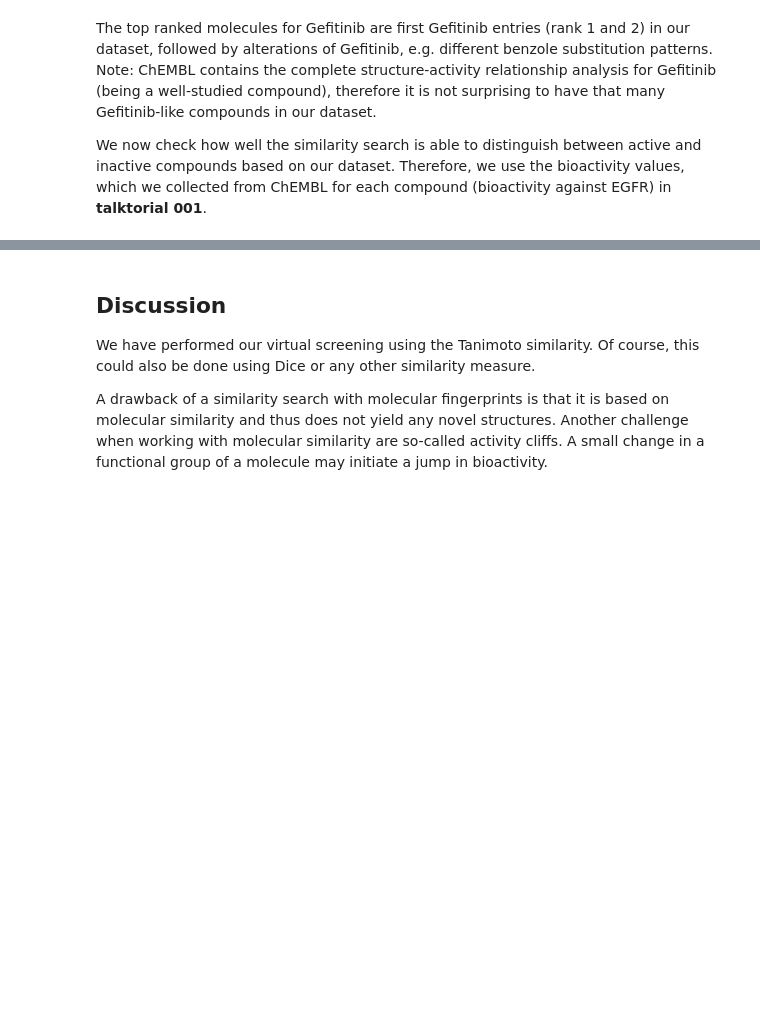
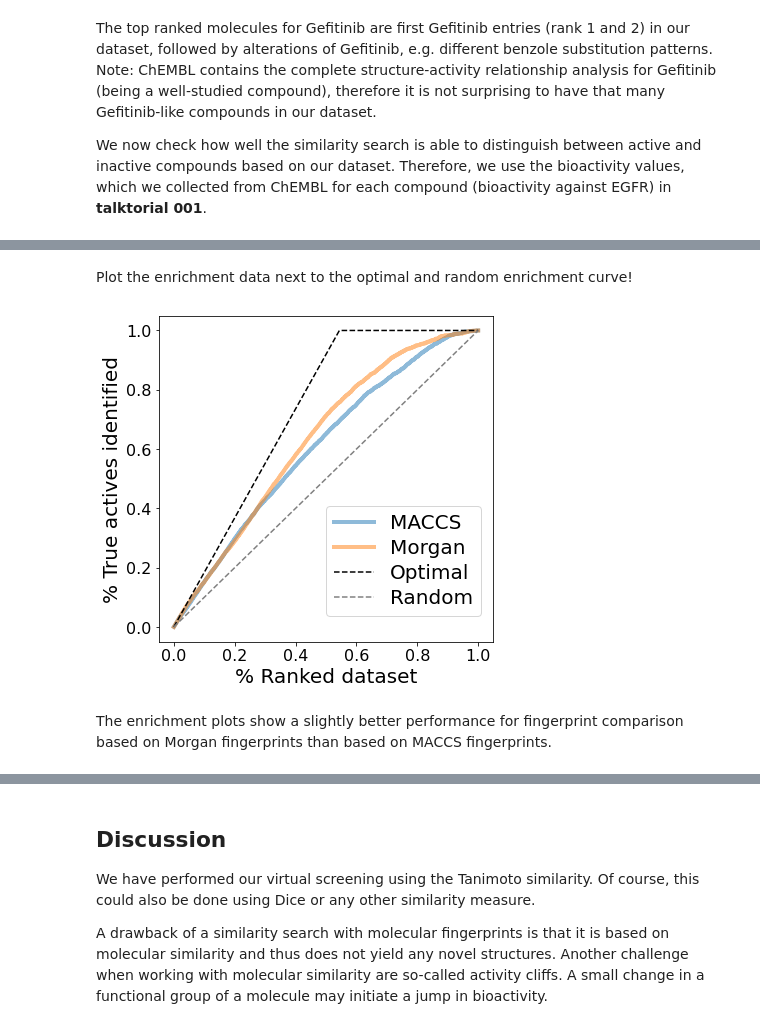
Before and after one commit to volkamerlab/teachopencadd, a Jupyter notebook: teachopencadd/talktorials/004_compound_similarity/talktorial.ipynb, the cells around one changed output, grey strips where cells are left out. Saved outputs shown, nothing was run; the diff lists cells and outputs as text; code cells hidden in the pictures; blank space fills up the shorter version.

```diff
--- a/teachopencadd/talktorials/004_compound_similarity/talktorial.ipynb
+++ b/teachopencadd/talktorials/004_compound_similarity/talktorial.ipynb
@@ -888,12 +663,0 @@ Now, we can calculate the enrichment factor(EF) for x% of ranked dataset and ana
-# %%
-# Choose percentage
-percentage_x = 5
-
-# TODO: CI : the output of print_data_ef(percentage_x, enrichment_data[i])
-# Get EF data
-for i, similarity in enumerate(similarity_measures):
-    print(f"Similarity measure: {similarity}")
-    print_data_ef(percentage_x, enrichment_data[i])
-    print("\n")
-print_random_ef(percentage_x)
-print_optimal_ef(percentage_x, molecules_df, threshold)
@@ -910,0 +756,2 @@ Optimal EF for 5% of ranked dataset:            9.2%
+# %%
+pic50_cutoff = 6.3
@@ -910,0 +760,6 @@ Optimal EF for 5% of ranked dataset:            9.2%
+# %%
+similarity_measures = ["tanimoto_maccs", "tanimoto_morgan"]
+enrichment_data = {
+    similarity_measure : get_enrichment_data(molecule_database, similarity_measure, pic50_cutoff)
+    for similarity_measure in similarity_measures
+}
@@ -910,0 +777,43 @@ Optimal EF for 5% of ranked dataset:            9.2%
+# %% [markdown]
+Plot the enrichment data next to the optimal and random enrichment curve!
+# %%
+fig, ax = plt.subplots(figsize=(6, 6))
+
+fontsize = 20
+
+# Plot enrichment data
+for similarity_measure, enrichment in enrichment_data.items():
+    ax = enrichment.plot(
+        ax=ax,
+        x="% ranked dataset",
+        y="% true actives identified",
+        label=similarity_measure,
+        alpha=0.5,
+        linewidth=4,
+    )
+ax.set_ylabel("% True actives identified", size=fontsize)
+ax.set_xlabel("% Ranked dataset", size=fontsize)
+
+# Plot optimal curve: Ratio of actives in dataset
+ratio_actives = sum(molecule_database["pIC50"] >= pic50_cutoff) / len(molecule_database)
+ax.plot([0, ratio_actives, 1], [0, 1, 1], label="Optimal curve", color="black", linestyle="--")
+
+# Plot random curve
+ax.plot([0, 1], [0, 1], label="Random curve", color="grey", linestyle="--")
+
+plt.tick_params(labelsize=16)
+plt.legend(
+    labels=["MACCS", "Morgan", "Optimal", "Random"],
+    loc=(0.5, 0.08),
+    fontsize=fontsize,
+    labelspacing=0.3,
+)
+
+# Save plot -- use bbox_inches to include text boxes
+plt.savefig(DATA / "enrichment_plot.png", dpi=300, bbox_inches="tight", transparent=True)
+
+plt.show()
+# %% [output]
+[figure, added]
+# %% [markdown]
+The enrichment plots show a slightly better performance for fingerprint comparison based on Morgan fingerprints than based on MACCS fingerprints.
```
Also changed, not shown: parts of 48 cells of this notebook.
